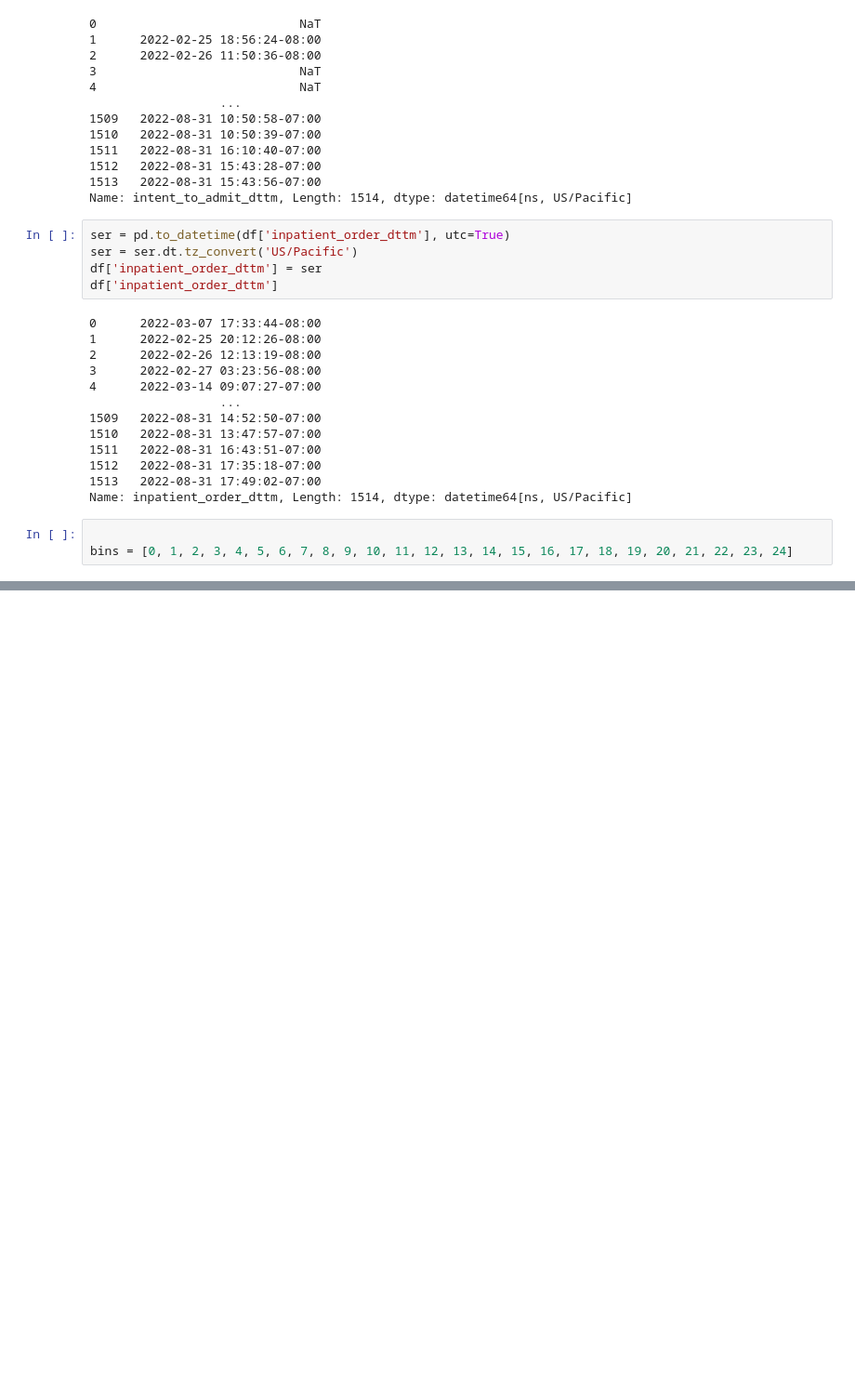
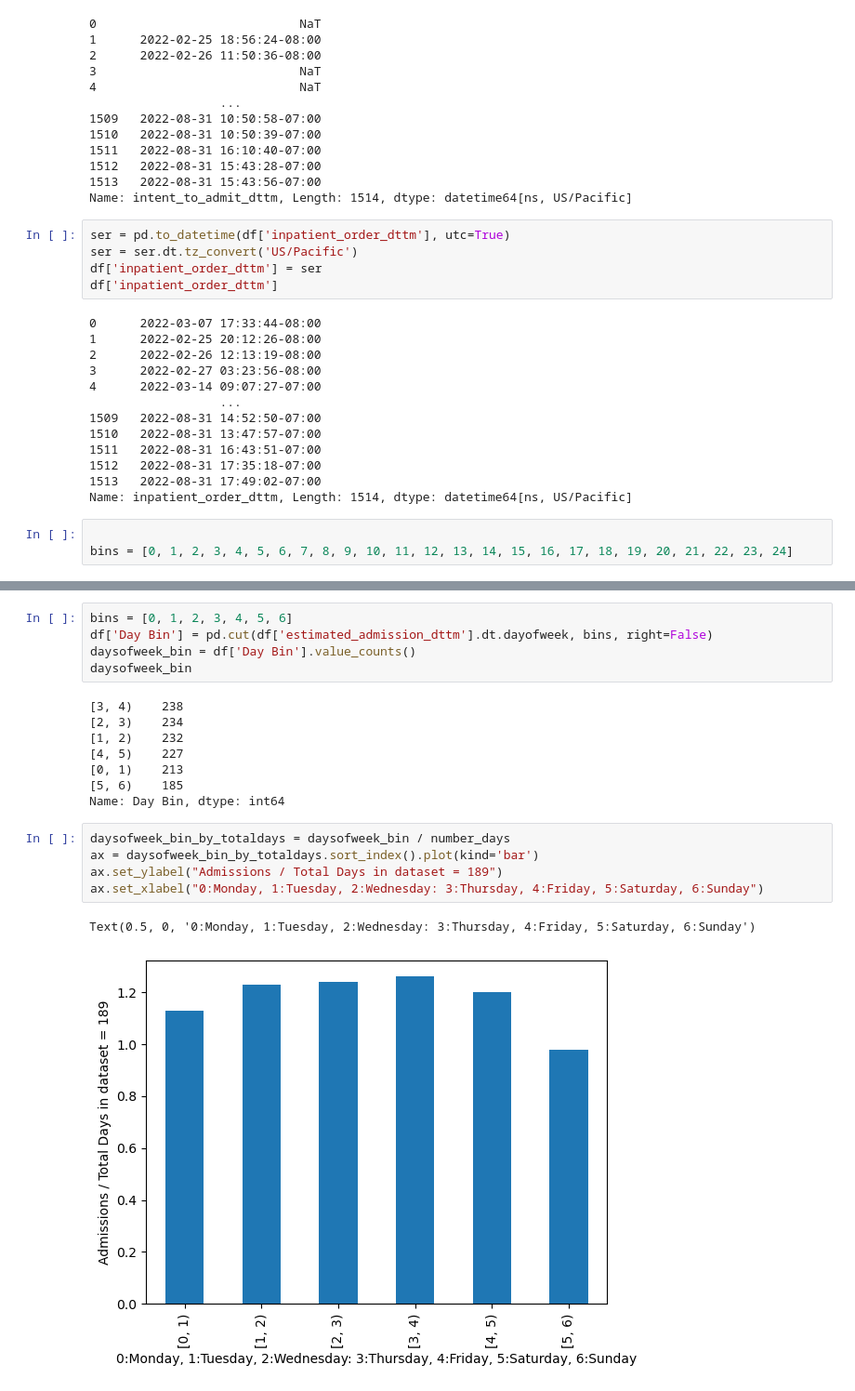
Before and after one commit to kswanjitsu/SMMC_admission, a Jupyter notebook: exploratory_analysis.ipynb, the cells around one changed output, grey strips where cells are left out. Shown at 93% size. Cells and saved outputs as stored; diff of their text form; blank space fills up the shorter version.

```diff
--- a/exploratory_analysis.ipynb
+++ b/exploratory_analysis.ipynb
@@ -99,0 +129,21 @@ df['Time Bin'].value_counts().sort_index().plot(kind='bar')
+# %%
+bins = [0, 1, 2, 3, 4, 5, 6]
+df['Day Bin'] = pd.cut(df['estimated_admission_dttm'].dt.dayofweek, bins, right=False)
+daysofweek_bin = df['Day Bin'].value_counts()
+daysofweek_bin
+# %% [output]
+[3, 4)    238
+[2, 3)    234
+[1, 2)    232
+[4, 5)    227
+[0, 1)    213
+[5, 6)    185
+Name: Day Bin, dtype: int64
+# %%
+daysofweek_bin_by_totaldays = daysofweek_bin / number_days
+ax = daysofweek_bin_by_totaldays.sort_index().plot(kind='bar')
+ax.set_ylabel("Admissions / Total Days in dataset = 189")
+ax.set_xlabel("0:Monday, 1:Tuesday, 2:Wednesday: 3:Thursday, 4:Friday, 5:Saturday, 6:Sunday")
+# %% [output]
+Text(0.5, 0, '0:Monday, 1:Tuesday, 2:Wednesday: 3:Thursday, 4:Friday, 5:Saturday, 6:Sunday')
+[figure, added]
```
Also changed, not shown: parts of 5 cells of this notebook.
